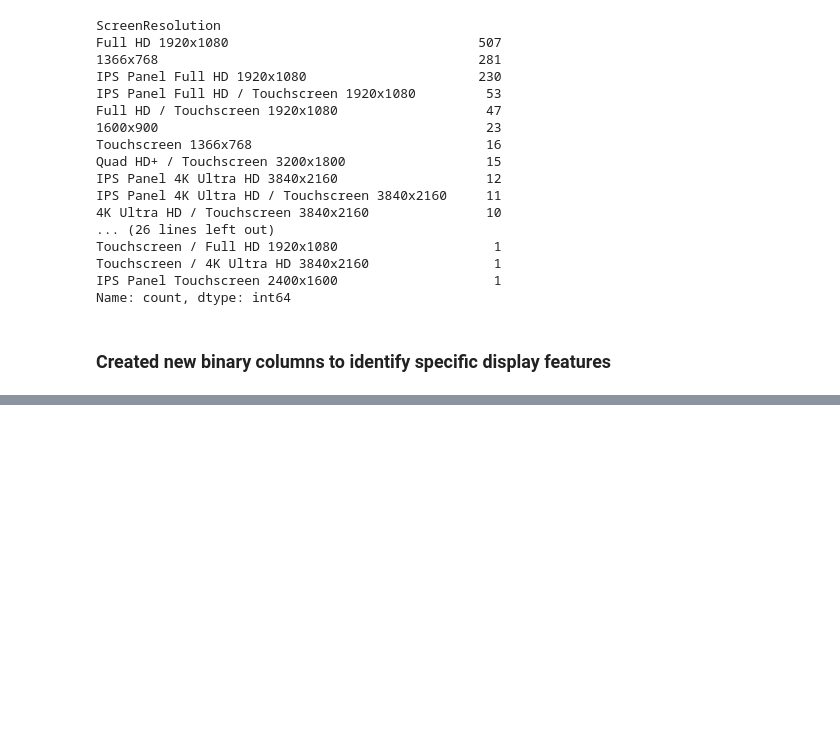
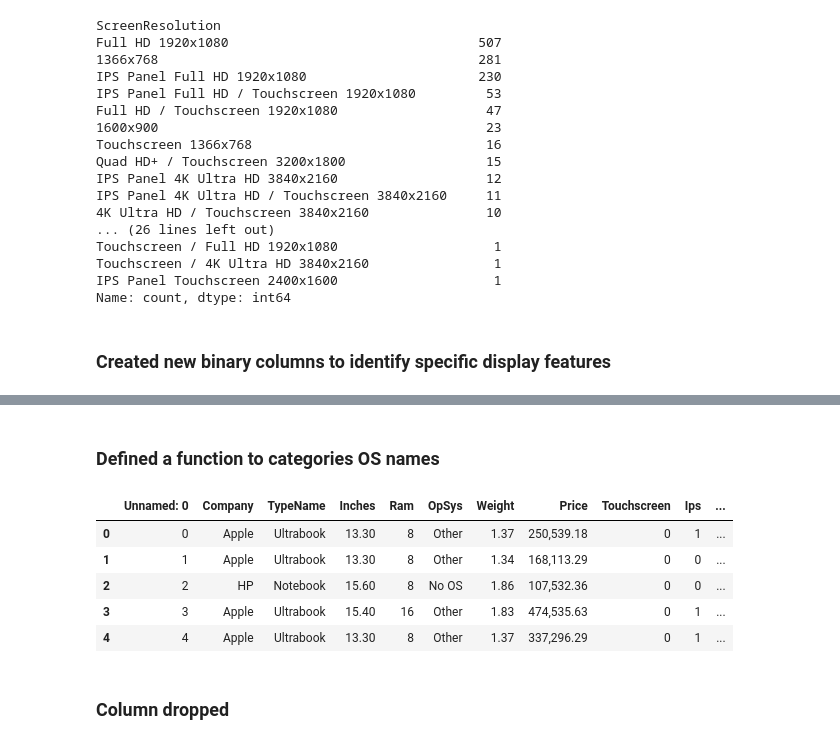
Before and after one commit to Ddasunsandeepa/laptop_price_predictor_project, a Jupyter notebook: notebooks/FC212036_Dileesha/DecisionTree.ipynb, the cells around one changed output, grey strips where cells are left out. Drawn from its saved outputs; the diff is of its cells as text; code cells hidden in the pictures; blank space fills up the shorter version.

```diff
--- a/notebooks/FC212036_Dileesha/DecisionTree.ipynb
+++ b/notebooks/FC212036_Dileesha/DecisionTree.ipynb
@@ -248,0 +481,11 @@ df.head()
+# %%
+def set_gpu(name):
+    if name == 'Intel HD' or name == 'Nvidia GeForce' or name == 'Nvidia Quadro' or name == 'Intel UHD':
+        return name
+    else:
+        if name.split()[0] == 'AMD':
+            return 'AMD'
+        else:
+            return 'Other'
+# %%
+df['gpu_name'] = df['gpu_name'].apply(set_gpu)
@@ -248,0 +516,21 @@ df.head()
+# %% [markdown]
+### Defined a function to categories OS names
+# %%
+def set_OpSys(name):
+    if name == 'Windows 10' or name == 'No OS' or name == 'Linux' or name == 'Windows 7':
+        return name
+    else:
+        return 'Other'
+# %%
+df['OpSys'] = df['OpSys'].apply(set_OpSys)
+# %%
+df.head()
+# %% [output]
+|  | Unnamed: 0 | Company | TypeName | Inches | Ram | OpSys | Weight | Price | Touchscreen | Ips | ... |
+| 0 | 0 | Apple | Ultrabook | 13.30 | 8 | Other | 1.37 | 250,539.18 | 0 | 1 | ... |
+| 1 | 1 | Apple | Ultrabook | 13.30 | 8 | Other | 1.34 | 168,113.29 | 0 | 0 | ... |
+| 2 | 2 | HP | Notebook | 15.60 | 8 | No OS | 1.86 | 107,532.36 | 0 | 0 | ... |
+| 3 | 3 | Apple | Ultrabook | 15.40 | 16 | Other | 1.83 | 474,535.63 | 0 | 1 | ... |
+| 4 | 4 | Apple | Ultrabook | 13.30 | 8 | Other | 1.37 | 337,296.29 | 0 | 1 | ... |
+# %% [markdown]
+### Column dropped
```
Also changed, not shown: parts of 32 cells of this notebook.
